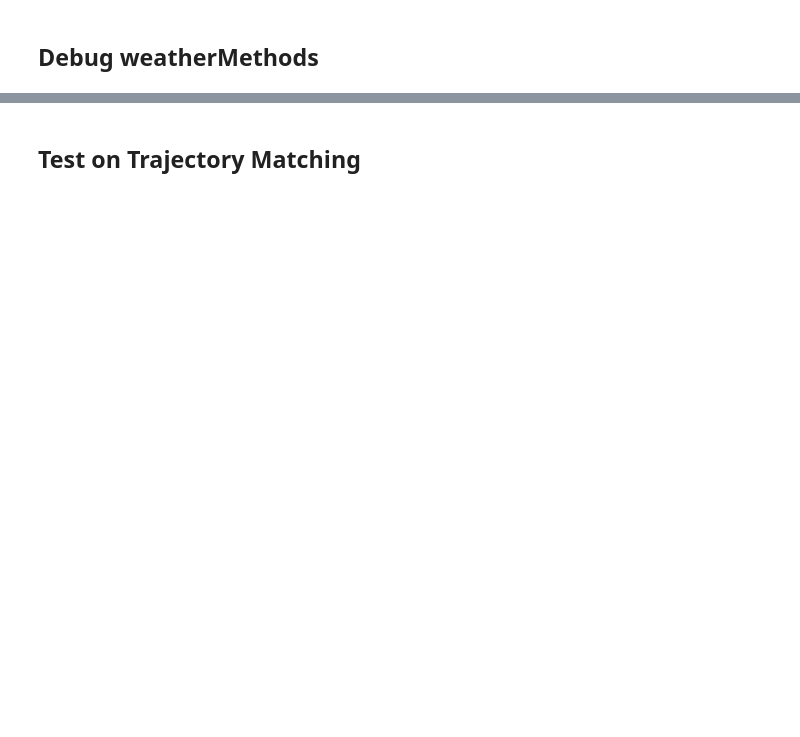
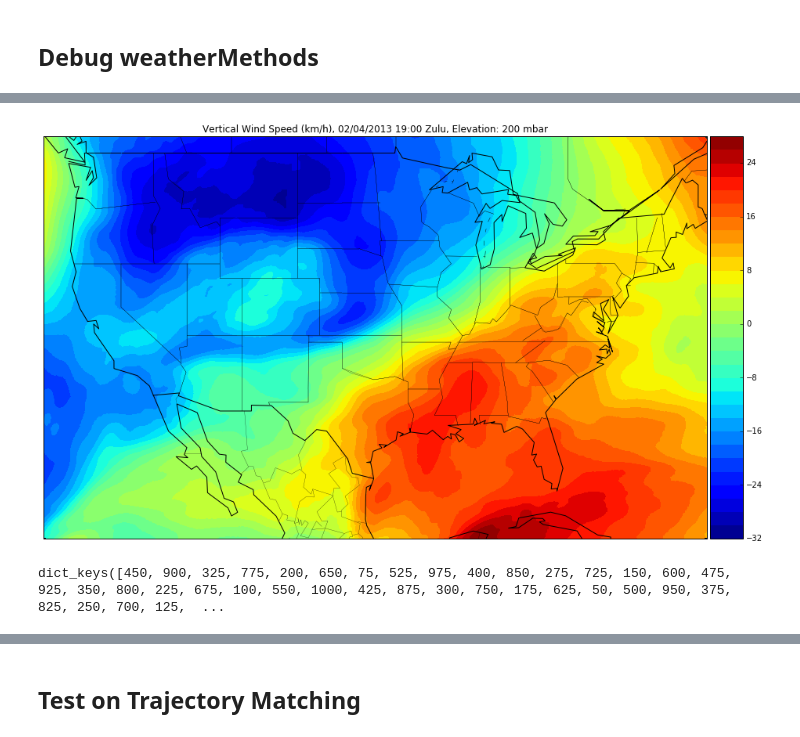
Before and after one commit to JeromeBlanchet/Wind_Mining, a Jupyter notebook: WindData_Debug.ipynb, the cells around one changed output, grey strips where cells are left out. Drawn from its saved outputs; the diff is of its cells as text; code cells hidden in the pictures; blank space fills up the shorter version.

```diff
--- a/WindData_Debug.ipynb
+++ b/WindData_Debug.ipynb
@@ -59,0 +106,4 @@ print(len(WindClass.winds))
+# %%
+PlotWind(Winds, 200, Direction = 'Vertical')
+# %% [output]
+[figure, added]
@@ -59,0 +116,4 @@ print(len(WindClass.winds))
+# %%
+WindClass.lvls.keys()
+# %% [output]
+dict_keys([450, 900, 325, 775, 200, 650, 75, 525, 975, 400, 850, 275, 725, 150, 600, 475, 925, 350, 800, 225, 675, 100, 550, 1000, 425, 875, 300, 750, 175, 625, 50, 500, 950, 375, 825, 250, 700, 125,  ...
```
Also changed, not shown: parts of 13 cells of this notebook.
